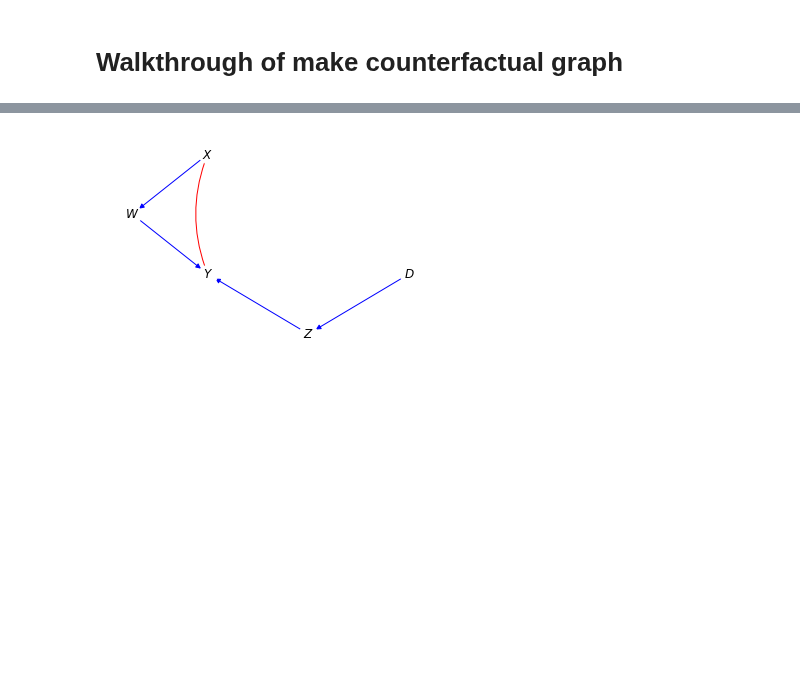
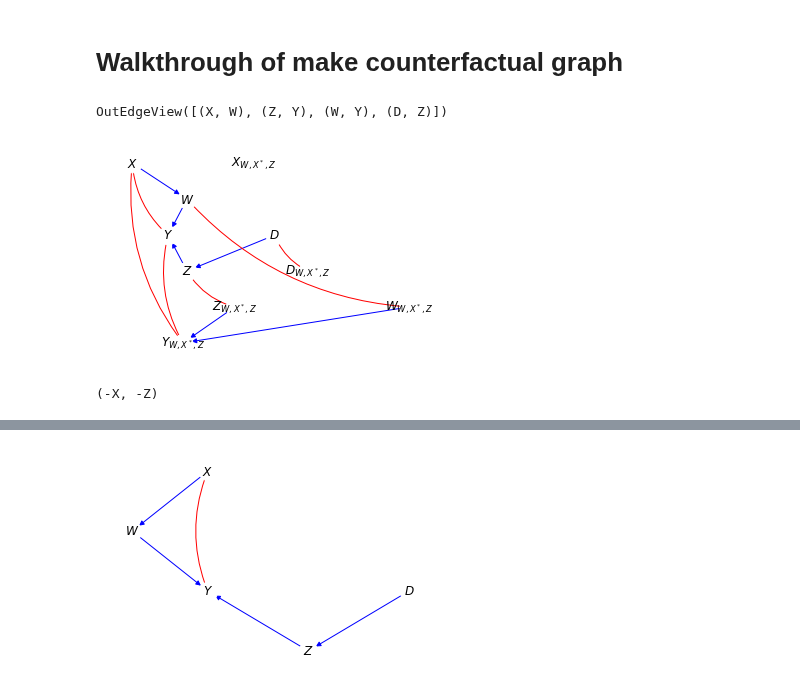
Before and after one commit to y0-causal-inference/y0, a Jupyter notebook: notebooks/Counterfactual Identification.ipynb, the cells around one changed output, grey strips where cells are left out. Saved outputs shown, nothing was run; the diff lists cells and outputs as text; code cells hidden in the pictures; blank space fills up the shorter version.

```diff
--- a/notebooks/Counterfactual Identification.ipynb
+++ b/notebooks/Counterfactual Identification.ipynb
@@ -80,3 +80,24 @@ from y0.dsl import (
     Zero,
 )
 import matplotlib.pyplot as plt
+# %%
+x, y, z, d, w = -X, -Y, -Z, -D, -W
+actual_graph, actual_event = make_counterfactual_graph(
+    figure_9a.graph, {Y @ -x: -y, X: -x, Z @ -d: z, D: -d}
+)
+actual_graph.directed.edges()
+# %% [output]
+OutEdgeView([(X, W), (Z, Y), (W, Y), (D, Z)])
+# %%
+graph = figure_9a.graph
+event = {Y @ (+x, -z, -w): +y}
+worlds = get_worlds(event)
+pw_graph = make_parallel_worlds_graph(graph, worlds)
+pw_graph.draw()
+# %% [output]
+[figure, added]
+# %%
+foo = Y @ (X, Z)
+foo.interventions
+# %% [output]
+(-X, -Z)
```
Also changed, not shown: parts of 3 cells of this notebook, 3 other files.
